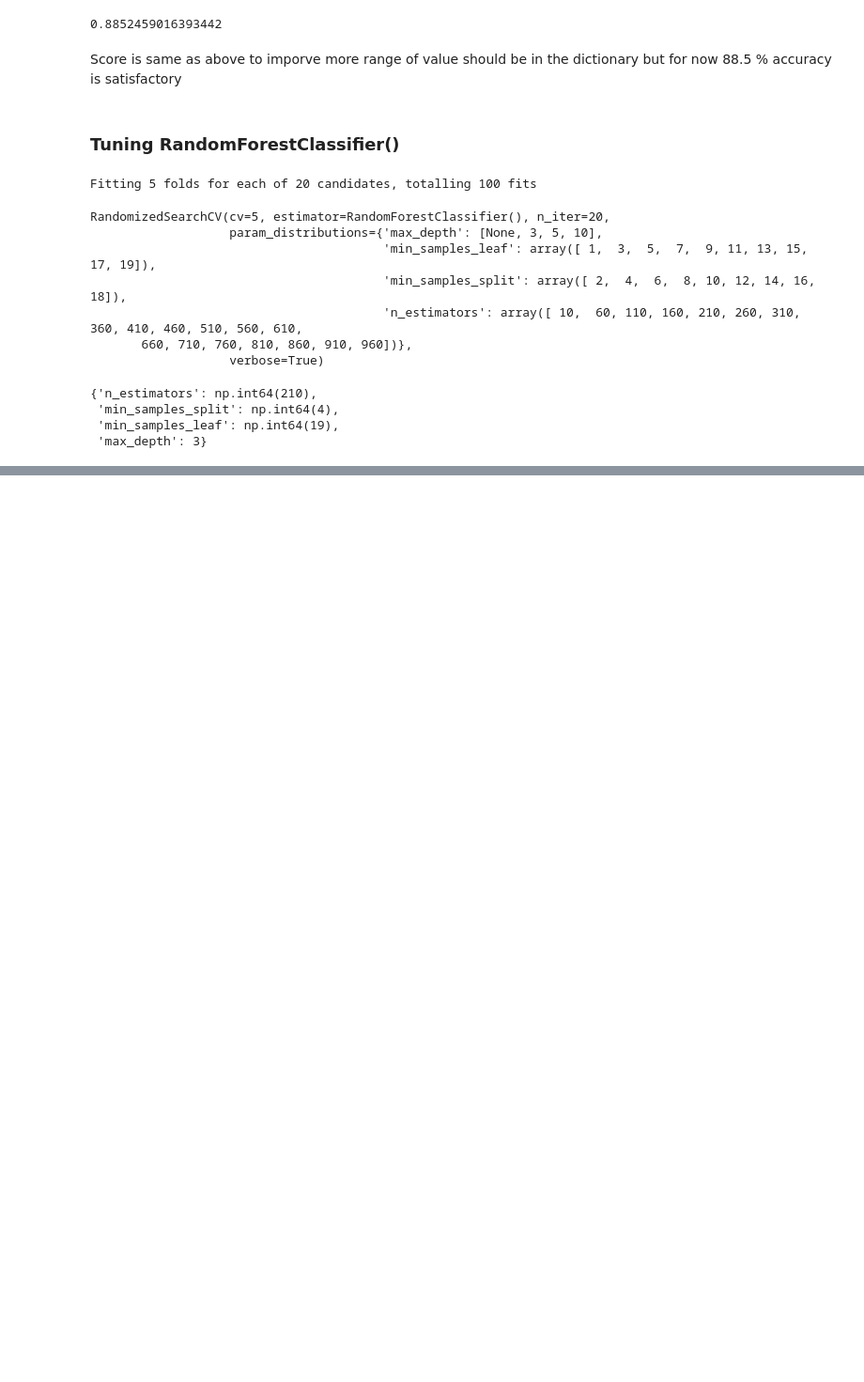
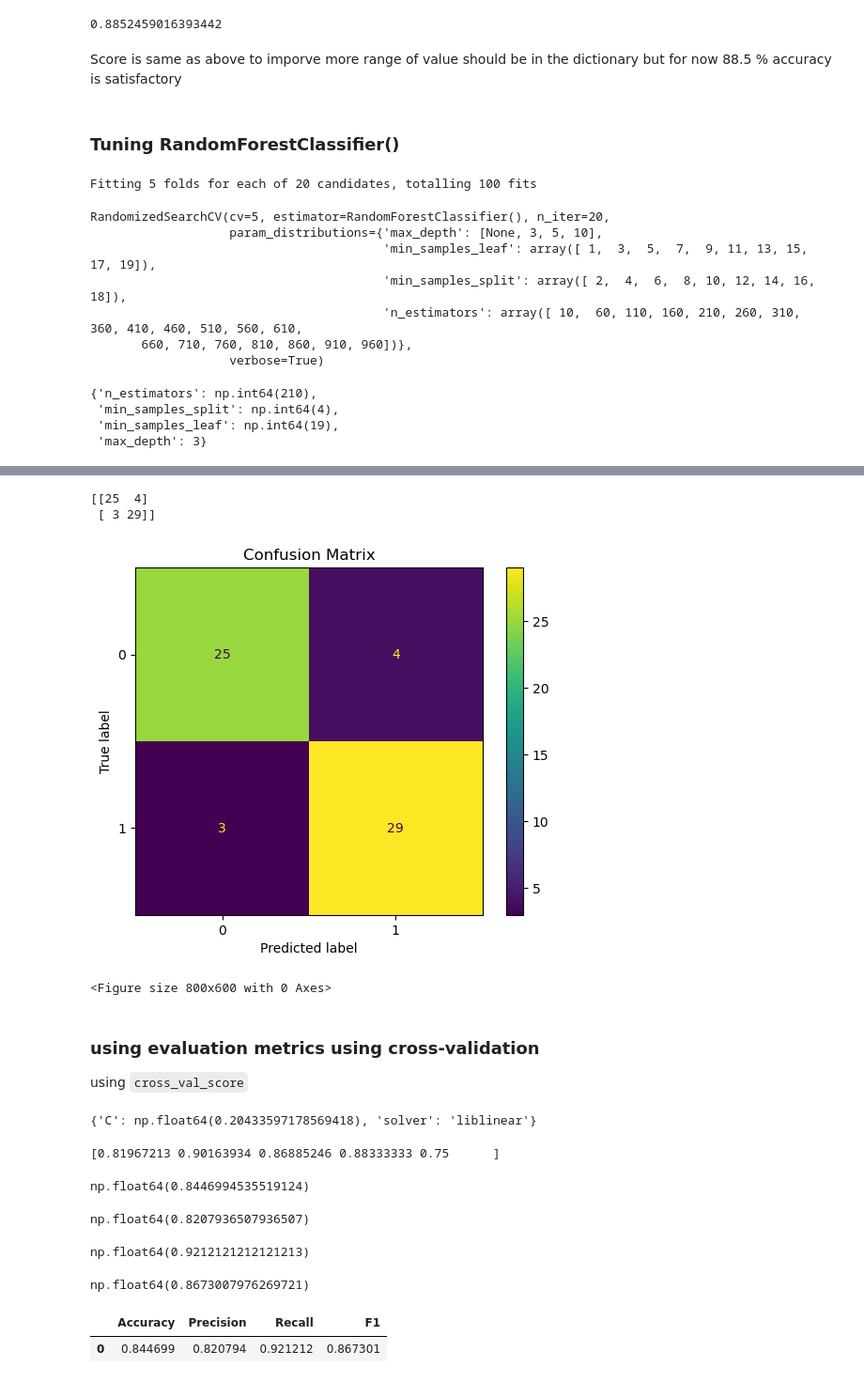
Before and after one commit to vold2emort/Heart-Disease-Classification, a Jupyter notebook: Heart_disease.ipynb, the cells around one changed output, grey strips where cells are left out. Shown at 94% size. Cells and saved outputs as stored; diff of their text form; code cells hidden in the pictures; blank space fills up the shorter version.

Commit message:
Evaluation of model

```diff
--- a/Heart_disease.ipynb
+++ b/Heart_disease.ipynb
@@ -587,0 +669,26 @@ tuned_rfc.best_params_
+# %%
+# confusion matrix
+conf_matrix = confusion_matrix(y_test, y_preds)
+print(
+    conf_matrix
+)
+# %% [output]
+[[25  4]
+ [ 3 29]]
+# %%
+from sklearn.metrics import ConfusionMatrixDisplay
+ConfusionMatrixDisplay.from_estimator(gs_log_reg, X_test, y_test)
+plt.title('Confusion Matrix')
+plt.figure(figsize=(8,6))
+plt.show();
+# %% [output]
+[figure, added]
+<Figure size 800x600 with 0 Axes>
+# %% [markdown]
+### using evaluation metrics using cross-validation
+
+using `cross_val_score`
+# %%
+gs_log_reg.best_params_
+# %% [output]
+{'C': np.float64(0.20433597178569418), 'solver': 'liblinear'}
@@ -587,0 +699,45 @@ tuned_rfc.best_params_
+# %%
+# cv accuracy
+
+cv_acc = cross_val_score(model, X, y, cv = 5, scoring='accuracy')
+print(cv_acc)
+cv_acc = np.mean(cv_acc)
+cv_acc
+# %% [output]
+[0.81967213 0.90163934 0.86885246 0.88333333 0.75      ]
+np.float64(0.8446994535519124)
+# %%
+# cv precision
+cv_pre = cross_val_score(model, X, y, cv=5, scoring='precision')
+cv_pre = np.mean(cv_pre)
+cv_pre
+# %% [output]
+np.float64(0.8207936507936507)
+# %%
+# cv recall
+cv_recall = cross_val_score(model, X, y, cv=5, scoring='recall')
+cv_recall = np.mean(cv_recall)
+cv_recall
+# %% [output]
+np.float64(0.9212121212121213)
+# %%
+# cv f1 score
+cv_f1 = cross_val_score(model, X, y, cv=5, scoring='f1')
+cv_f1 = np.mean(cv_f1)
+cv_f1
+# %% [output]
+np.float64(0.8673007976269721)
+# %%
+# visualize our cross validated metrics
+
+cv_metric = pd.DataFrame(
+    {'Accuracy': cv_acc,
+    'Precision': cv_pre,
+    'Recall': cv_recall,
+    'F1': cv_f1},
+    index=[0]
+)
+cv_metric
+# %% [output]
+|  | Accuracy | Precision | Recall | F1 |
+| 0 | 0.844699 | 0.820794 | 0.921212 | 0.867301 |
```
Also changed, not shown: parts of 22 cells of this notebook.
